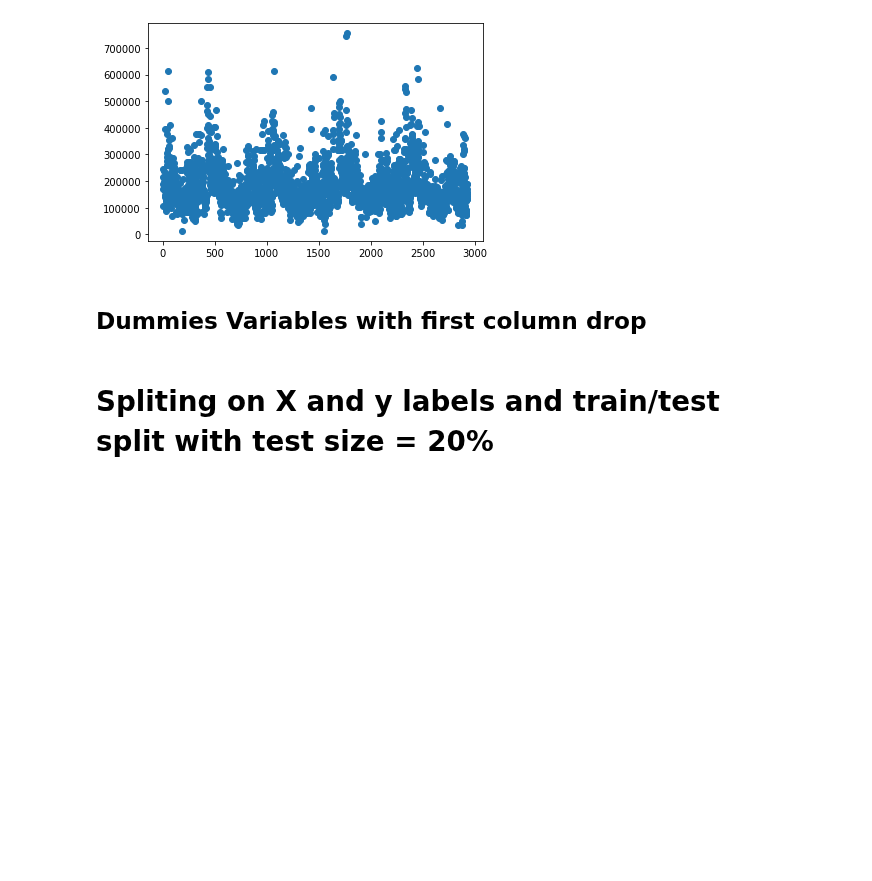
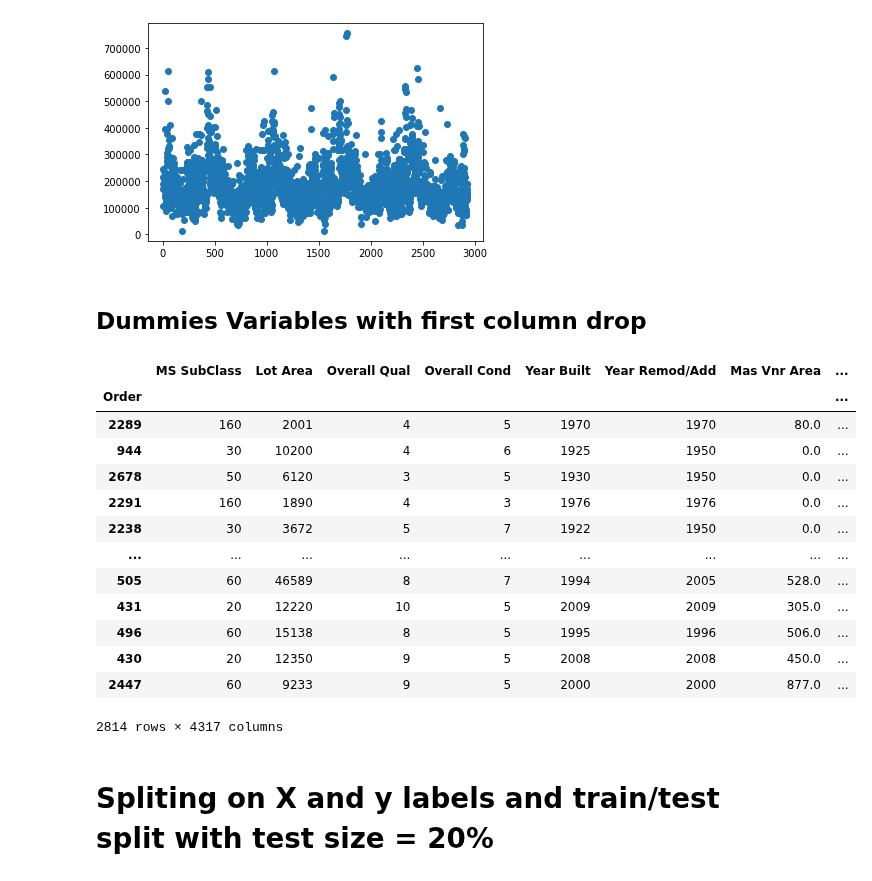
Before and after one commit to KacperChmura1/House-Price, a Jupyter notebook: ML.ipynb, the cells around one changed output. Saved outputs shown, nothing was run; the diff lists cells and outputs as text; code cells hidden in the pictures; blank space fills up the shorter version.

```diff
--- a/ML.ipynb
+++ b/ML.ipynb
@@ -197,6 +203,23 @@ plt.scatter(x = raw_df.index, y = raw_df["SalePrice"])
 ## Dummies Variables with first column drop
 # %%
 dummies_df = pd.get_dummies(without_outliers2, drop_first = True)
+# %%
+dummies_df
+# %% [output]
+|  | MS SubClass | Lot Area | Overall Qual | Overall Cond | Year Built | Year Remod/Add | Mas Vnr Area | ... |
+| Order |  |  |  |  |  |  |  | ... |
+| 2289 | 160 | 2001 | 4 | 5 | 1970 | 1970 | 80.0 | ... |
+| 944 | 30 | 10200 | 4 | 6 | 1925 | 1950 | 0.0 | ... |
+| 2678 | 50 | 6120 | 3 | 5 | 1930 | 1950 | 0.0 | ... |
+| 2291 | 160 | 1890 | 4 | 3 | 1976 | 1976 | 0.0 | ... |
+| 2238 | 30 | 3672 | 5 | 7 | 1922 | 1950 | 0.0 | ... |
+| ... | ... | ... | ... | ... | ... | ... | ... | ... |
+| 505 | 60 | 46589 | 8 | 7 | 1994 | 2005 | 528.0 | ... |
+| 431 | 20 | 12220 | 10 | 5 | 2009 | 2009 | 305.0 | ... |
+| 496 | 60 | 15138 | 8 | 5 | 1995 | 1996 | 506.0 | ... |
+| 430 | 20 | 12350 | 9 | 5 | 2008 | 2008 | 450.0 | ... |
+| 2447 | 60 | 9233 | 9 | 5 | 2000 | 2000 | 877.0 | ... |
+2814 rows × 4317 columns
 # %% [markdown]
 # Spliting on X and y labels and train/test split with test size = 20%
 # %%
```
Also changed, not shown: parts of 15 cells of this notebook.
